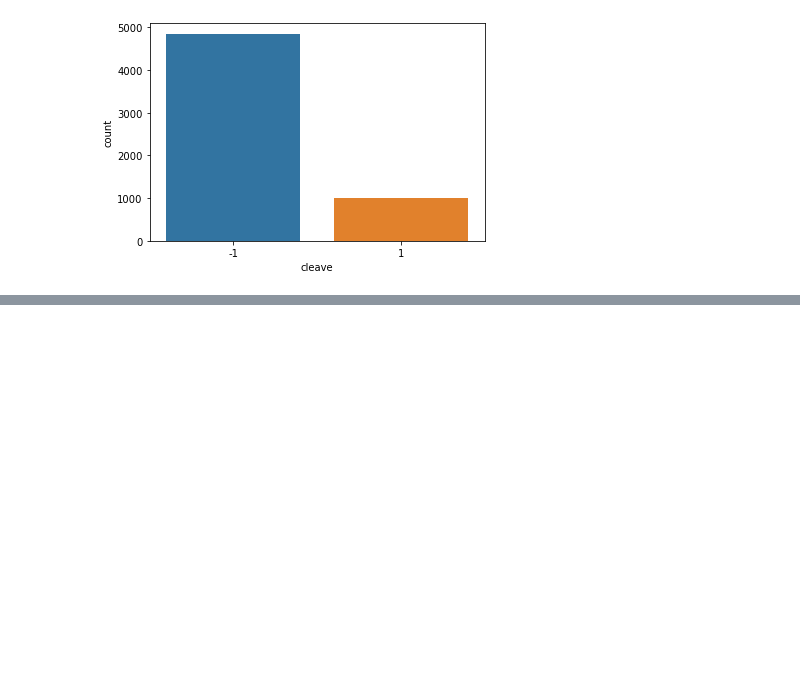
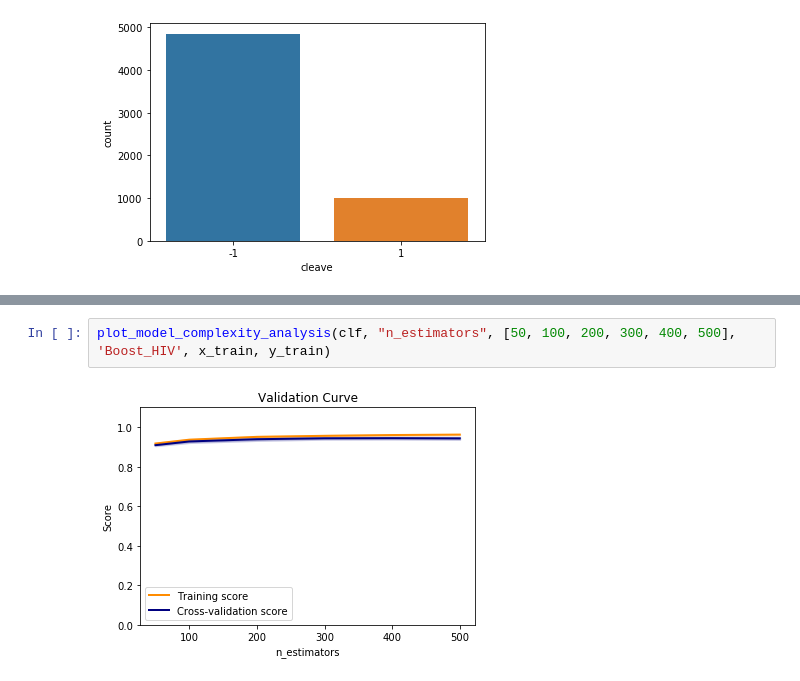
Before and after one commit to pparr/ml-supervised-learning, a Jupyter notebook: tuning/BoostDT_gridsearch_hiv.ipynb, the cells around one changed output, grey strips where cells are left out. Saved outputs shown, nothing was run; the diff lists cells and outputs as text; blank space fills up the shorter version.

```diff
--- a/tuning/BoostDT_gridsearch_hiv.ipynb
+++ b/tuning/BoostDT_gridsearch_hiv.ipynb
@@ -107,3 +128,7 @@ plot_model_complexity_analysis(clf, "learning_rate", [.01, .05, 1.0, 1.5, 2.0],
+# %%
+plot_model_complexity_analysis(clf, "n_estimators", [50, 100, 200, 300, 400, 500], 'Boost_HIV', x_train, y_train)
+# %% [output]
+[figure, added]
 # %%
 # Learning Curve Analysis
 # Taken from: https://scikit-learn.org/stable/auto_examples/model_selection/plot_learning_curve.html
```
Also changed, not shown: parts of 8 cells of this notebook, 44 other files.
